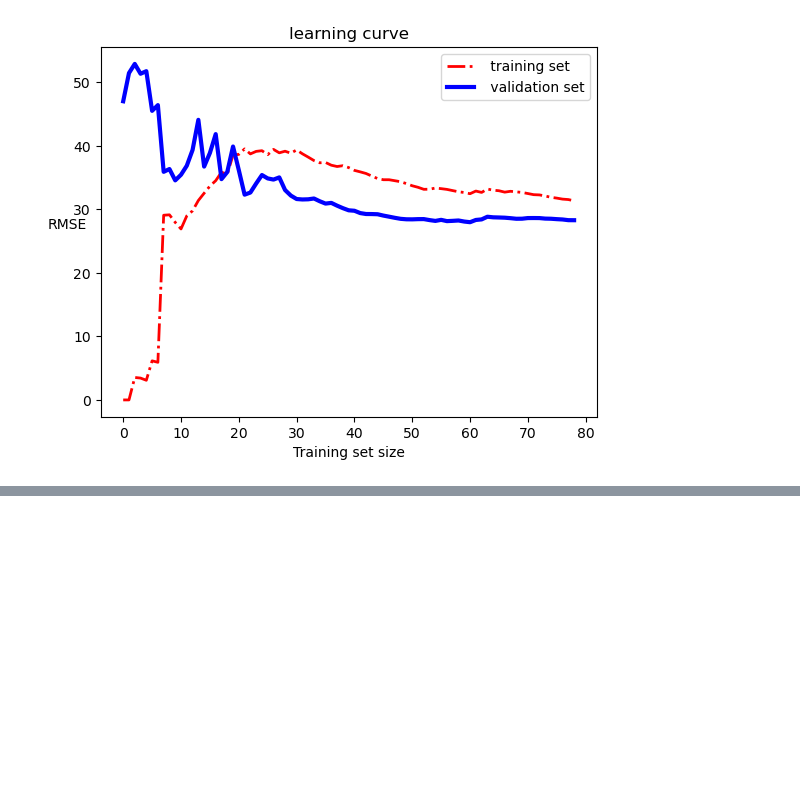
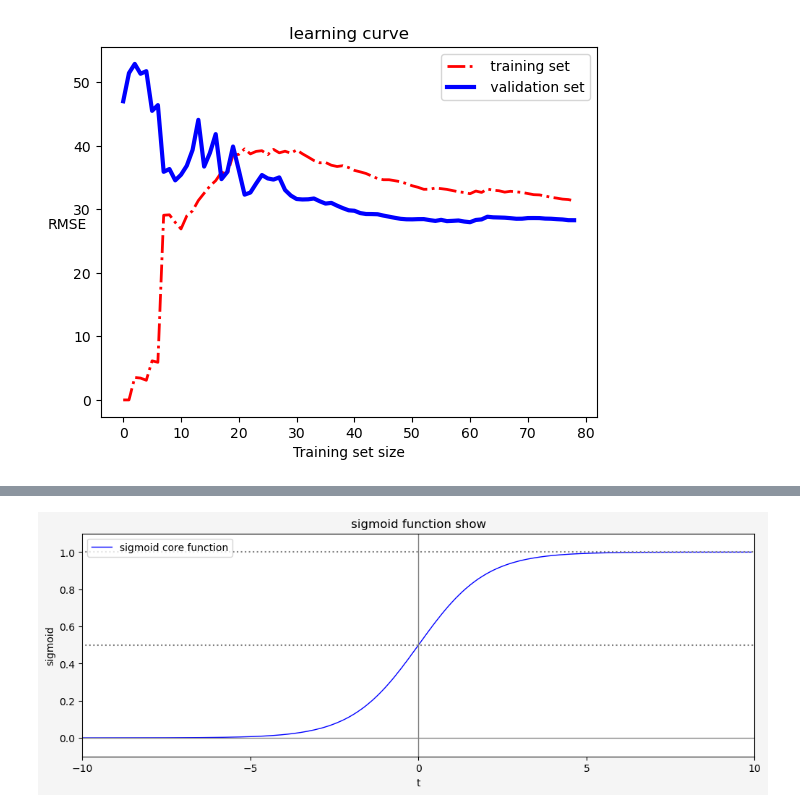
Before and after one commit to ChauserMondieu/machine_learning, a Jupyter notebook: chapters/training_model.ipynb, the cells around one changed output, grey strips where cells are left out. Cells and saved outputs as stored; diff of their text form; code cells hidden in the pictures; blank space fills up the shorter version.

```diff
--- a/chapters/training_model.ipynb
+++ b/chapters/training_model.ipynb
@@ -271,0 +321,23 @@ SyntaxError: invalid syntax (3073150189.py, line 2)
+# %%
+from matplotlib import pyplot as plt
+%matplotlib inline
+
+sigma_x = np.arange(-10,10,0.1)
+sigma_y = 1 /(1 + np.power(np.e, -sigma_x))
+fig, ax = plt.subplots(1,1,figsize=(12,4),facecolor='whitesmoke', edgecolor='gray')
+ax.plot(sigma_x, sigma_y, lw=1, ls= '-', color='blue',label="sigmoid core function")
+ax.legend(loc="upper left")
+ax.set_xlabel("t")
+ax.set_ylabel("sigmoid")
+ax.set_xticks(np.arange(-10,10.1,5))
+ax.set_yticks(np.arange(0,1.2,0.2))
+ax.set_xlim(-10,10)
+ax.set_ylim(-0.1,1.1)
+ax.set_title('sigmoid function show')
+ax.axhline(0, color='grey', linewidth=1)
+ax.axvline(0, color='grey', linewidth=1)
+ax.hlines(0.5,-12,12, ls=':', color='gray')
+ax.hlines(1.0,-12,12, ls=':', color='gray')
+plt.show()
+# %% [output]
+[figure, added]
```
Also changed, not shown: parts of 5 cells of this notebook.
